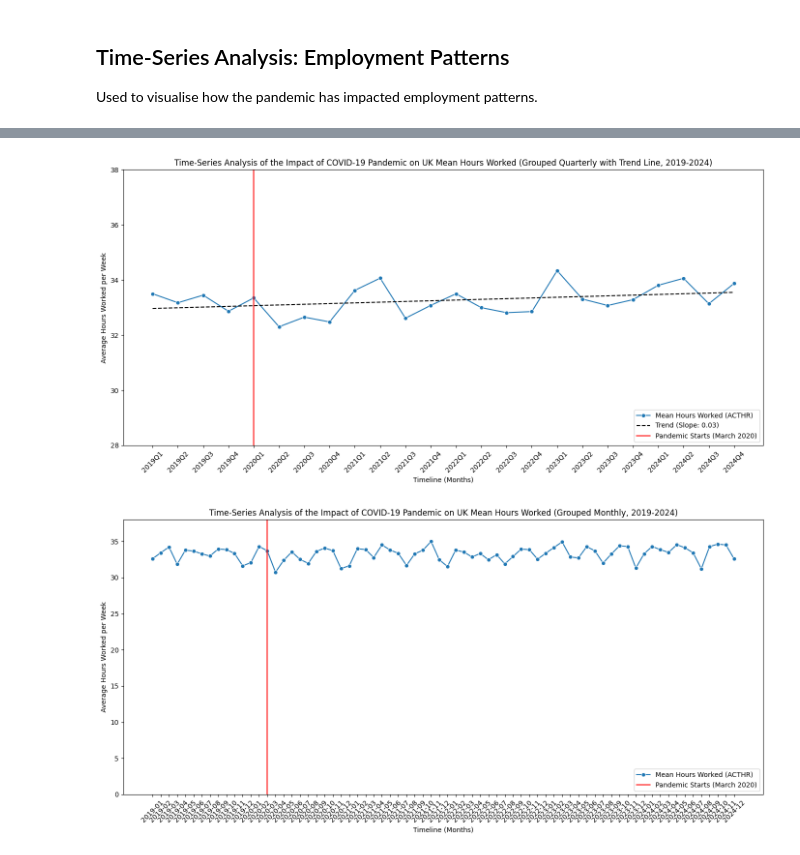
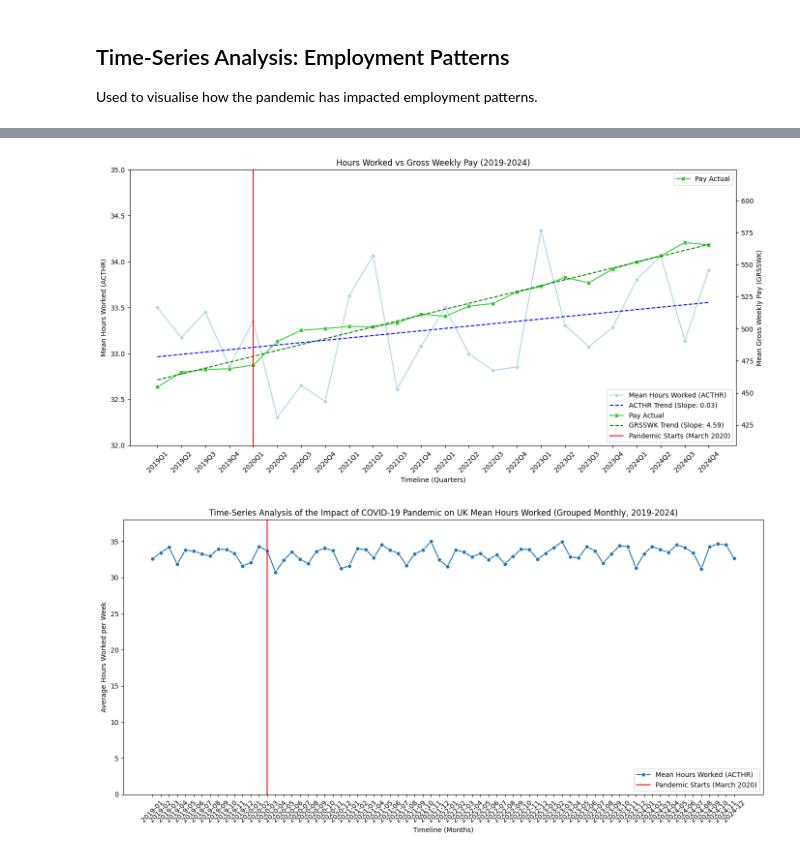
Before and after one commit to corey-richardson/comp3008-cw2, a Jupyter notebook: notebook.ipynb, the cells around one changed output, grey strips where cells are left out. Saved outputs shown, nothing was run; the diff lists cells and outputs as text; code cells hidden in the pictures.

Commit message:
Notebook updates to provide dual-axis comparision of ACTHR and GRSSWK timne-series

```diff
--- a/notebook.ipynb
+++ b/notebook.ipynb
@@ -118,10 +117,14 @@ Unique fileyears: [2020 2021 2019 2022 2024 2023]
 Missing fileyears: 0
 Unique Quarters: [1 2 4 3]
 # %%
-df_combined["YEAR_QUARTER"] = df_combined["FILEYEAR"].astype(int).astype(str) + "-Q" + df_combined["QRTR"].astype(int).astype(str)
-df_combined["QUARTER_PERIOD"] = pd.PeriodIndex(df_combined["YEAR_QUARTER"], freq="Q")
+df_combined["QUARTER_PERIOD"] = df_combined["FILEYEAR"].astype(int).astype(str) + "Q" + df_combined["QRTR"].astype(int).astype(str)
 
-df_combined = df_combined.sort_values("QUARTER_PERIOD")
+df_combined["MONTH_STR"] = df_combined["REFWKY"].astype(int).astype(str) + "-" + df_combined["REFWKM"].astype(int).astype(str).str.zfill(2) + "-01"
+df_combined["MONTHLY_PERIOD"] = pd.to_datetime(df_combined["MONTH_STR"]).dt.to_period("M")
 
-print(f"Quarter Periods: {df_combined["QUARTER_PERIOD"].unique()}") # looks sorted yay
+df_combined = df_combined.sort_values("MONTHLY_PERIOD")
+
+# IF sorted by Monthly Periods, Quarter Periods will be inherently sorted
+print(f"Quarter Periods: {df_combined["QUARTER_PERIOD"].unique()}")
+print(f"Monthly Periods: {df_combined["MONTHLY_PERIOD"].unique()}") # looks sorted yay
 # %% [output]
@@ -199,36 +234,66 @@ plt.show()
 # %%
 x_series = np.arange(len(quarterly_trend_data))
-y_values = quarterly_trend_data["ACTHR"]
+y_acthr = quarterly_trend_data["ACTHR"]
+y_grsswk = quarterly_trend_data["GRSSWK"]
 
-slope, intercept = np.polyfit(x_series, y_values, 1)
-trendline = slope * x_series + intercept
+slope_acthr, intercept_acthr = np.polyfit(x_series, y_acthr, 1)
+trendline_acthr = slope_acthr * x_series + intercept_acthr
 
-plt.figure(figsize=(14, 7))
+slope_grsswk, intercept_grsswk = np.polyfit(x_series, y_grsswk, 1)
+trendline_grsswk = slope_grsswk * x_series + intercept_grsswk
+
+fig, ax1 = plt.subplots(figsize=(14, 7))
 
 sns.lineplot(data=quarterly_trend_data,
              x="QUARTER_STR",
              y="ACTHR",
              marker="o",
-             label="Mean Hours Worked (ACTHR)"
+             ax=ax1,
+             label="Mean Hours Worked (ACTHR)",
+             color="lightblue"
+)
+ax1.plot(quarterly_trend_data["QUARTER_STR"],
+         trendline_acthr,
+         label=f"ACTHR Trend (Slope: {slope_acthr:.2f})",
+         color="blue",
+         linestyle="--"
 )
 
-plt.plot(quarterly_trend_data["QUARTER_STR"], trendline, label=f"Trend (Slope: {slope:.2f})", color="k", linestyle="--")
+plt.xticks(rotation=45)
+ax1.set_xlabel("Timeline (Quarters)")
+ax1.set_ylabel("Mean Hours Worked (ACTHR)")
+ax1.set_ylim(32, 35)
+
+ax2 = ax1.twinx()
+sns.lineplot(data=quarterly_trend_data,
+             x="QUARTER_STR",
+             y="GRSSWK",
+             marker="s",
+             ax=ax2,
+             label="Pay Actual",
+             color="limegreen"
+)
+ax2.plot(quarterly_trend_data["QUARTER_STR"],
+         trendline_grsswk,
+         label=f"GRSSWK Trend (Slope: {slope_grsswk:.2f})",
+         color="green",
+         linestyle="--"
+)
+
+ax2.set_ylabel("Mean Gross Weekly Pay (GRSSWK)")
+ax2.set_ylim(y_grsswk.min() * 0.9, y_grsswk.max() * 1.1)
 
 plt.axvline(x="2020Q1", color="red", label="Pandemic Starts (March 2020)")
 
-plt.title("Time-Series Analysis of the Impact of COVID-19 Pandemic on UK Mean Hours Worked (Grouped Quarterly with Trend Line, 2019-2024)")
+lines1, labels1 = ax1.get_legend_handles_labels()
+lines2, labels2 = ax2.get_legend_handles_labels()
+ax1.legend(lines1 + lines2, labels1 + labels2, loc="lower right")
 
-plt.xlabel("Timeline (Months)")
-plt.xticks(rotation=45)
-
-plt.ylabel("Average Hours Worked per Week")
-plt.ylim(28, 38)
-
-plt.legend(loc="lower right")
+plt.title("Hours Worked vs Gross Weekly Pay (2019-2024)")
 
 plt.tight_layout()
-plt.savefig("graphs/time_series_lineplot_hours_worked_by_quarter_trendline.png", dpi=300)
+plt.savefig("graphs/time_series_acthr_vs_grsswk_trendlines.png", dpi=300)
 plt.show()
 # %% [output]
-[figure, old version]
+[figure, new version]
 # %%
```
Also changed, not shown: parts of 15 cells of this notebook, 15 other files.
